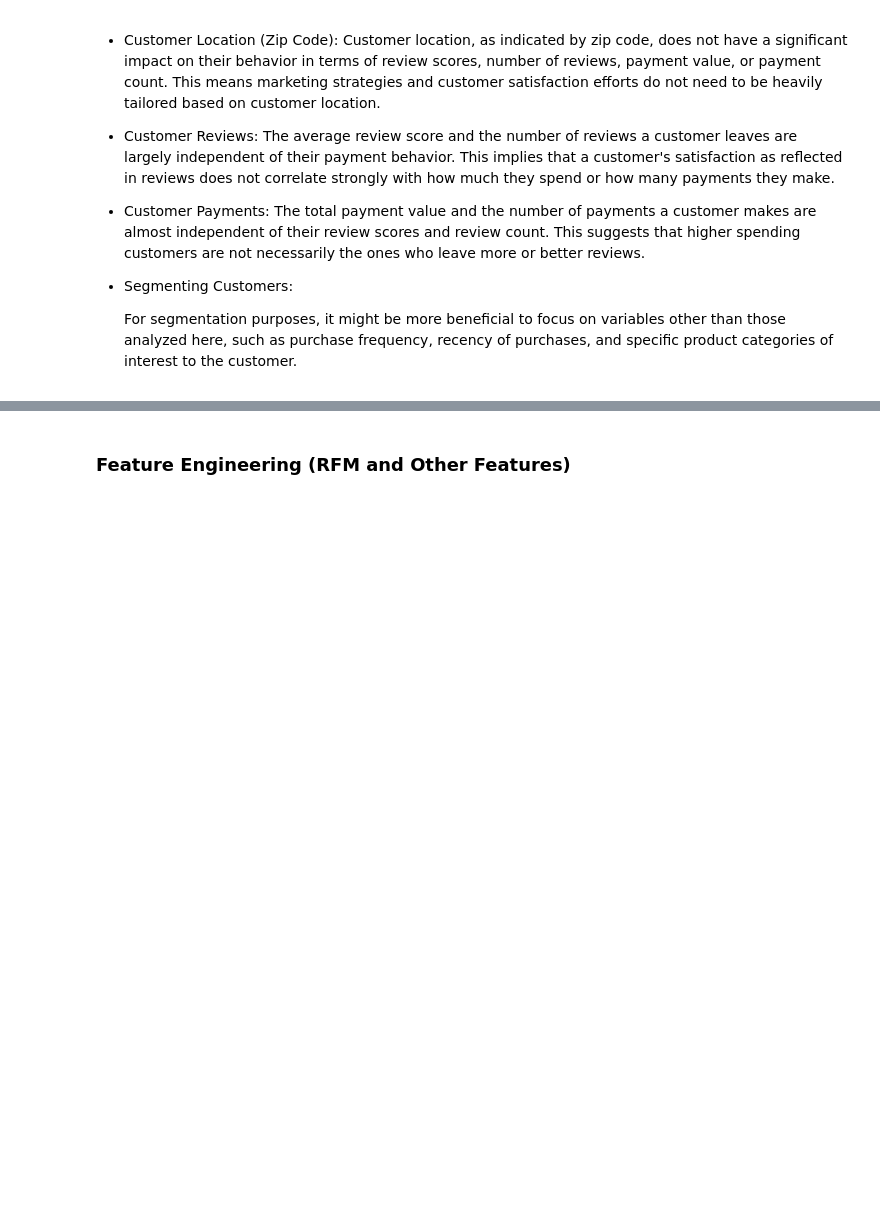
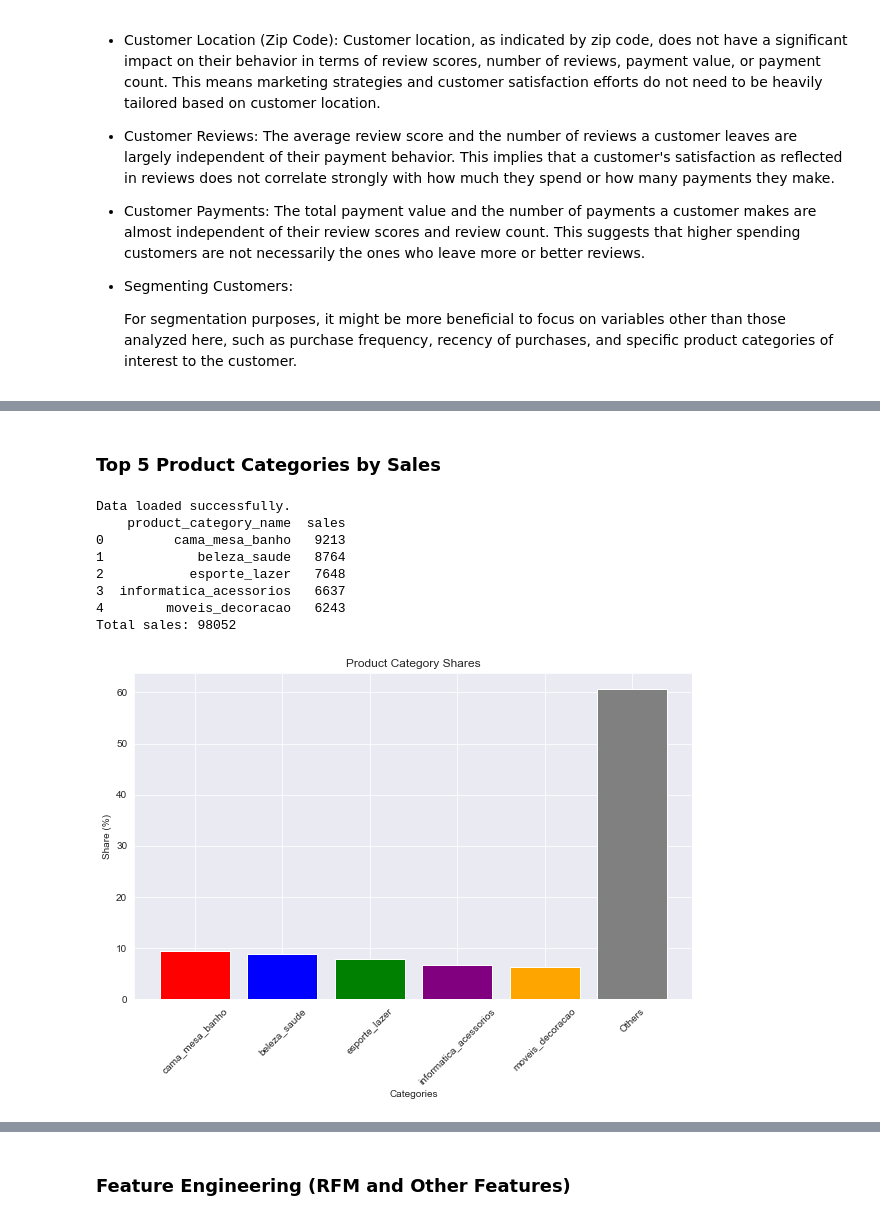
Before and after one commit to preudh/OC_IA_P5_Segment_e_commerce_site_customers, a Jupyter notebook: notebooks/Preudhomme_Patrice_2_notebook_exploration_082024.ipynb, the cells around one changed output, grey strips where cells are left out. Cells and saved outputs as stored; diff of their text form; code cells hidden in the pictures; blank space fills up the shorter version.

```diff
--- a/notebooks/Preudhomme_Patrice_2_notebook_exploration_082024.ipynb
+++ b/notebooks/Preudhomme_Patrice_2_notebook_exploration_082024.ipynb
@@ -256,0 +448,54 @@ payment_count                 0.005426             0.002036       1.000000
+# %% [markdown]
+### Top 5 Product Categories by Sales
+# %%
+import pandas as pd
+import numpy as np
+import os
+import matplotlib.pyplot as plt
+
+# Load the final DataFrame from the CSV file
+df_final_path = os.path.join('..', 'data', 'df_final.csv')
+df_final = pd.read_csv(df_final_path)
+
+print("Data loaded successfully.")
+
+# Check if 'product_categories' column exists after merge
+if 'product_categories' in df_final.columns:
+    # Step 1: Count the number of times each product category appears
+    product_categories = df_final['product_categories'].value_counts().reset_index()
+    product_categories.columns = ['product_category_name', 'sales']
+    print(product_categories.head())
+
+    # Step 2: Calculate total sales for all categories
+    total_sales = product_categories['sales'].sum()
+    print("Total sales:", total_sales)
+
+    # Step 3: Calculate the share of each category in total sales
+    product_categories['share'] = (product_categories['sales'] / total_sales) * 100
+
+    # Step 4: Create a DataFrame with these shares
+    top_categories = product_categories.head(5).copy()
+    other_share = 100 - top_categories['share'].sum()
+    other_row = pd.DataFrame({'product_category_name': ['Others'], 'sales': [total_sales - top_categories['sales'].sum()], 'share': [other_share]})
+    top_categories = pd.concat([top_categories, other_row], ignore_index=True)
+
+    # Step 5: Visualize the shares with a bar chart
+    plt.figure(figsize=(10, 6))
+    plt.bar(top_categories['product_category_name'], top_categories['share'], color=['red', 'blue', 'green', 'purple', 'orange', 'grey'])
+    plt.title('Product Category Shares')
+    plt.xlabel('Categories')
+    plt.ylabel('Share (%)')
+    plt.xticks(rotation=45)
+    plt.show()
+else:
+    print("'product_categories' column not found in the DataFrame.")
+# %% [output]
+Data loaded successfully.
+    product_category_name  sales
+0         cama_mesa_banho   9213
+1            beleza_saude   8764
+2           esporte_lazer   7648
+3  informatica_acessorios   6637
+4        moveis_decoracao   6243
+Total sales: 98052
+[figure, added]
```
Also changed, not shown: parts of 21 cells of this notebook.
